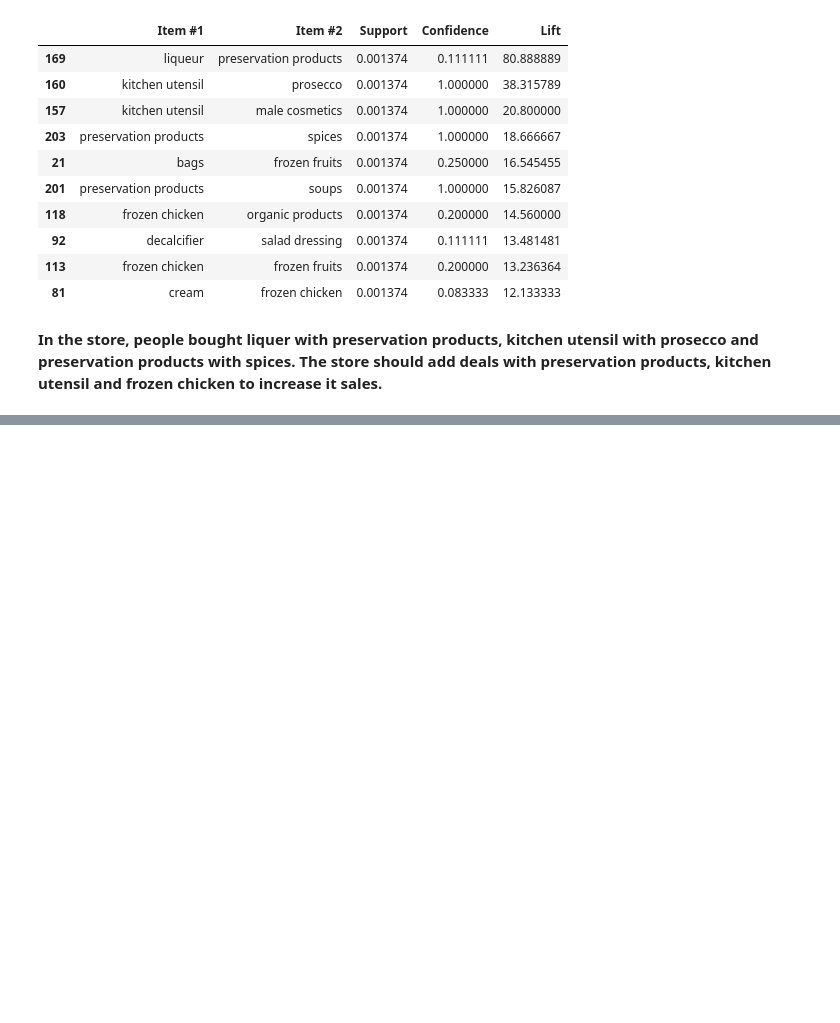
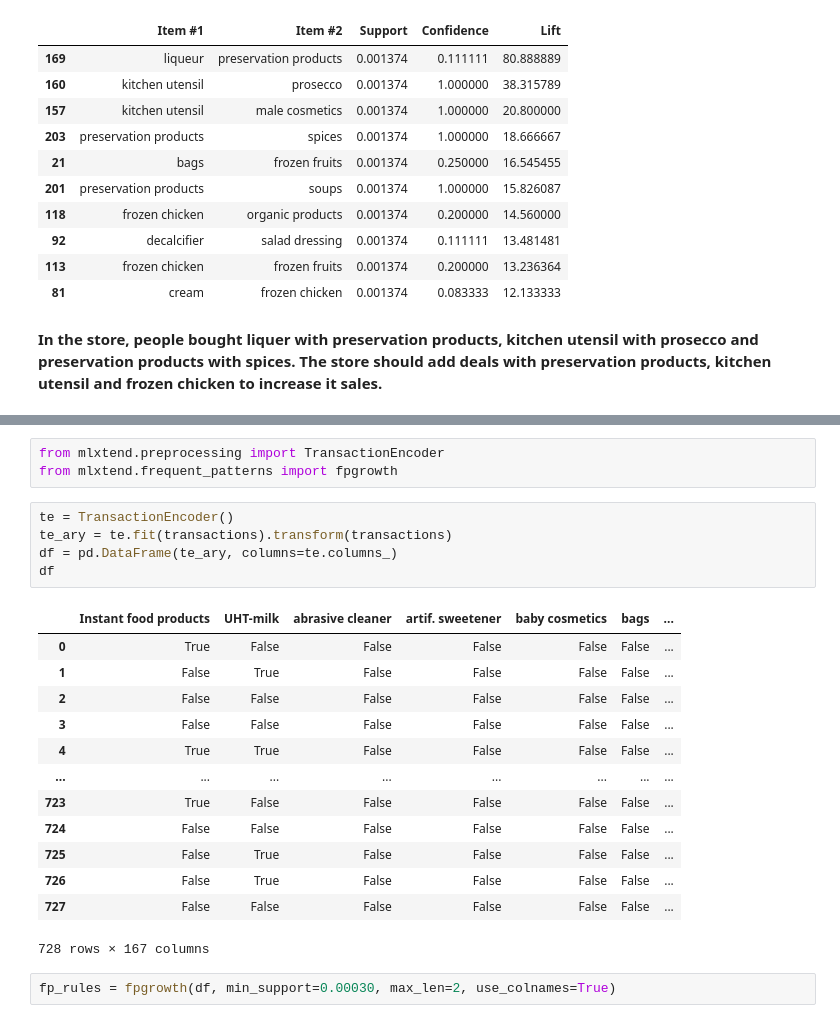
Before and after one commit to nirajan-fuse/Recommendation_System, a Jupyter notebook: Sprint-1/Association Rule Mining/Introduction to Association Rule Mining.ipynb, the cells around one changed output, grey strips where cells are left out. Cells and saved outputs as stored; diff of their text form; blank space fills up the shorter version.

```diff
--- a/Sprint-1/Association Rule Mining/Introduction to Association Rule Mining.ipynb
+++ b/Sprint-1/Association Rule Mining/Introduction to Association Rule Mining.ipynb
@@ -307,0 +322,24 @@ resultsinDataFrame.nlargest(n=10, columns='Lift')
+# %%
+from mlxtend.preprocessing import TransactionEncoder
+from mlxtend.frequent_patterns import fpgrowth
+# %%
+te = TransactionEncoder()
+te_ary = te.fit(transactions).transform(transactions)
+df = pd.DataFrame(te_ary, columns=te.columns_)
+df
+# %% [output]
+|  | Instant food products | UHT-milk | abrasive cleaner | artif. sweetener | baby cosmetics | bags | ... |
+| 0 | True | False | False | False | False | False | ... |
+| 1 | False | True | False | False | False | False | ... |
+| 2 | False | False | False | False | False | False | ... |
+| 3 | False | False | False | False | False | False | ... |
+| 4 | True | True | False | False | False | False | ... |
+| ... | ... | ... | ... | ... | ... | ... | ... |
+| 723 | True | False | False | False | False | False | ... |
+| 724 | False | False | False | False | False | False | ... |
+| 725 | False | True | False | False | False | False | ... |
+| 726 | False | True | False | False | False | False | ... |
+| 727 | False | False | False | False | False | False | ... |
+728 rows × 167 columns
+# %%
+fp_rules = fpgrowth(df, min_support=0.00030, max_len=2, use_colnames=True)
```
Also changed, not shown: parts of 6 cells of this notebook.
